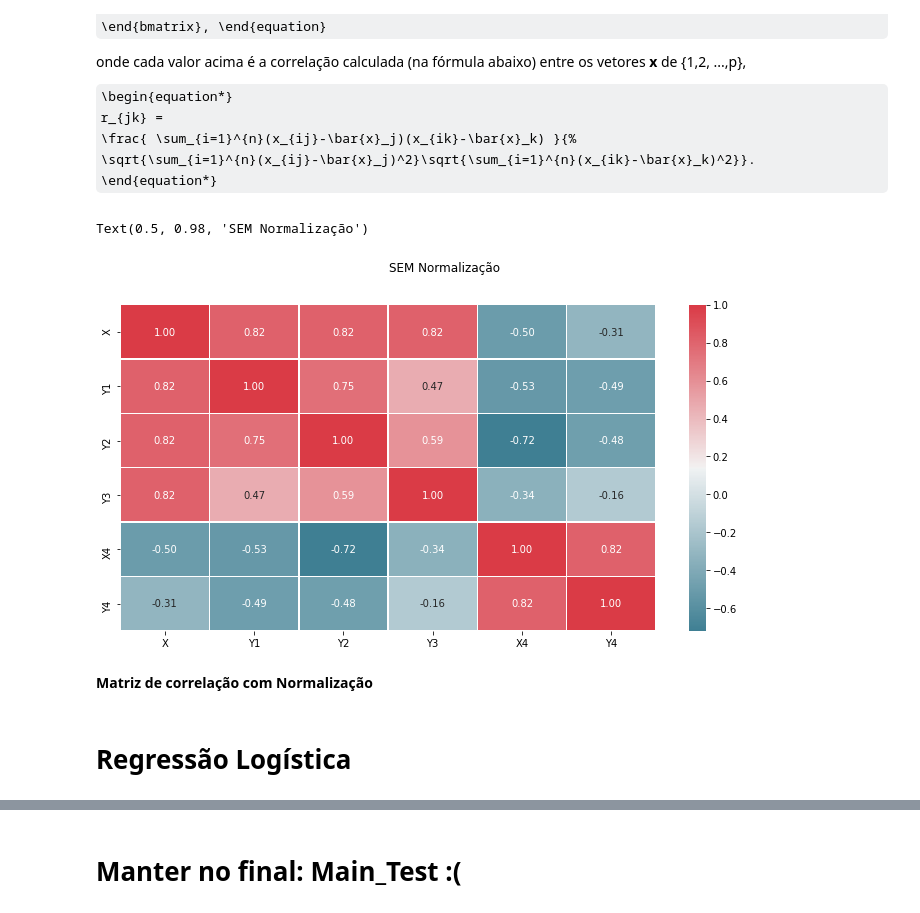
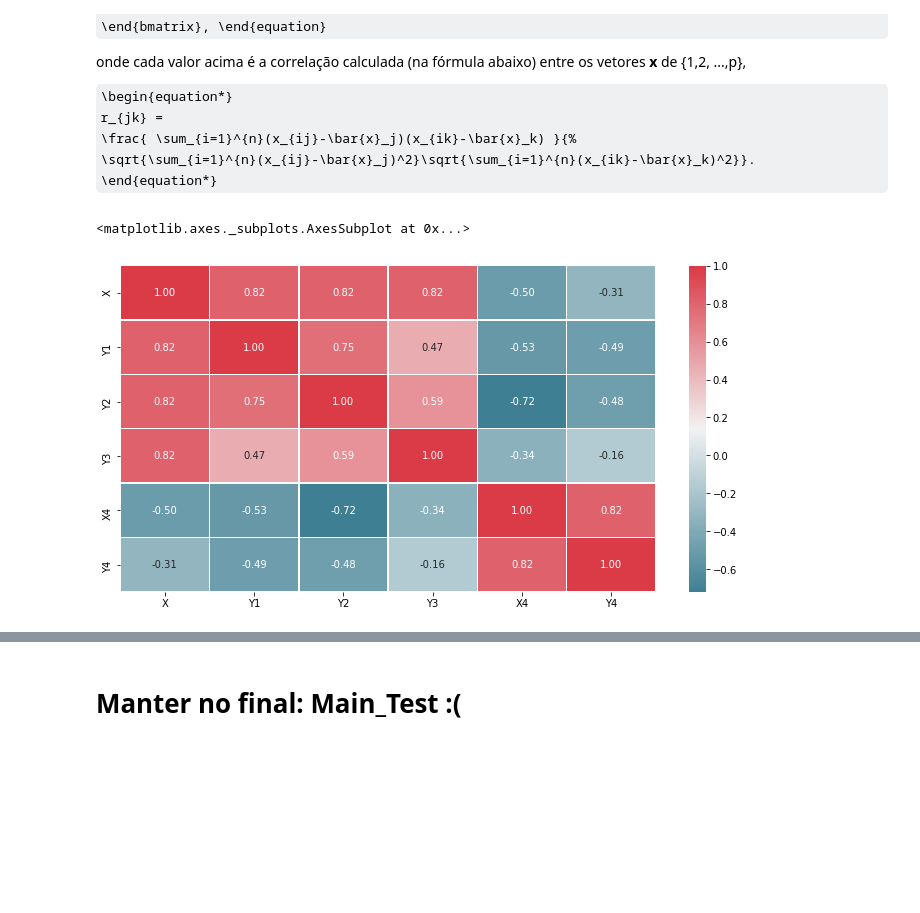
Before and after one commit to luizleroy/predictive_analytics, a Jupyter notebook: new.ipynb, the cells around one changed output, grey strips where cells are left out. Cells and saved outputs as stored; diff of their text form; code cells hidden in the pictures; some formulas as TeX source; blank space fills up the shorter version.

```diff
--- a/new.ipynb
+++ b/new.ipynb
@@ -161,15 +177,13 @@ onde cada valor acima é a correlação calculada (na fórmula abaixo) entre os
 # %%
 df = pd.DataFrame(data_para_treinamento_ascombe,columns=['X','Y1','Y2', 'Y3', 'X4', 'Y4'])
 corrMatrix = df.corr()
 cmap = sns.diverging_palette(220,10,as_cmap=True)
 fig, ax = plt.subplots(figsize=(12,6))
 sns.heatmap(corrMatrix,annot=True,linewidths=0.5,ax=ax,fmt='.2f',cmap=cmap)
-fig.suptitle("SEM Normalização")
+# fig.suptitle("XXX")
 # %% [output]
-Text(0.5, 0.98, 'SEM Normalização')
+<matplotlib.axes._subplots.AxesSubplot at 0x...>
-[figure, old version]
+[figure, new version]
-# %% [markdown]
-**Matriz de correlação com Normalização**
 # %%
 # scaler = StandardScaler()
 # fit = scaler.fit_transform(data_para_treinamento_ascombe)
@@ -179,5 +193,3 @@ Text(0.5, 0.98, 'SEM Normalização')
 # fig, ax = plt.subplots(figsize=(12,6))
 # sns.heatmap(corrMatrix,annot=True,linewidths=0.5,ax=ax,fmt='.2f',cmap=cmap)
 # fig.suptitle("COM Normalização")
-# %% [markdown]
-# Regressão Logística
```
Also changed, not shown: parts of 16 cells of this notebook.
